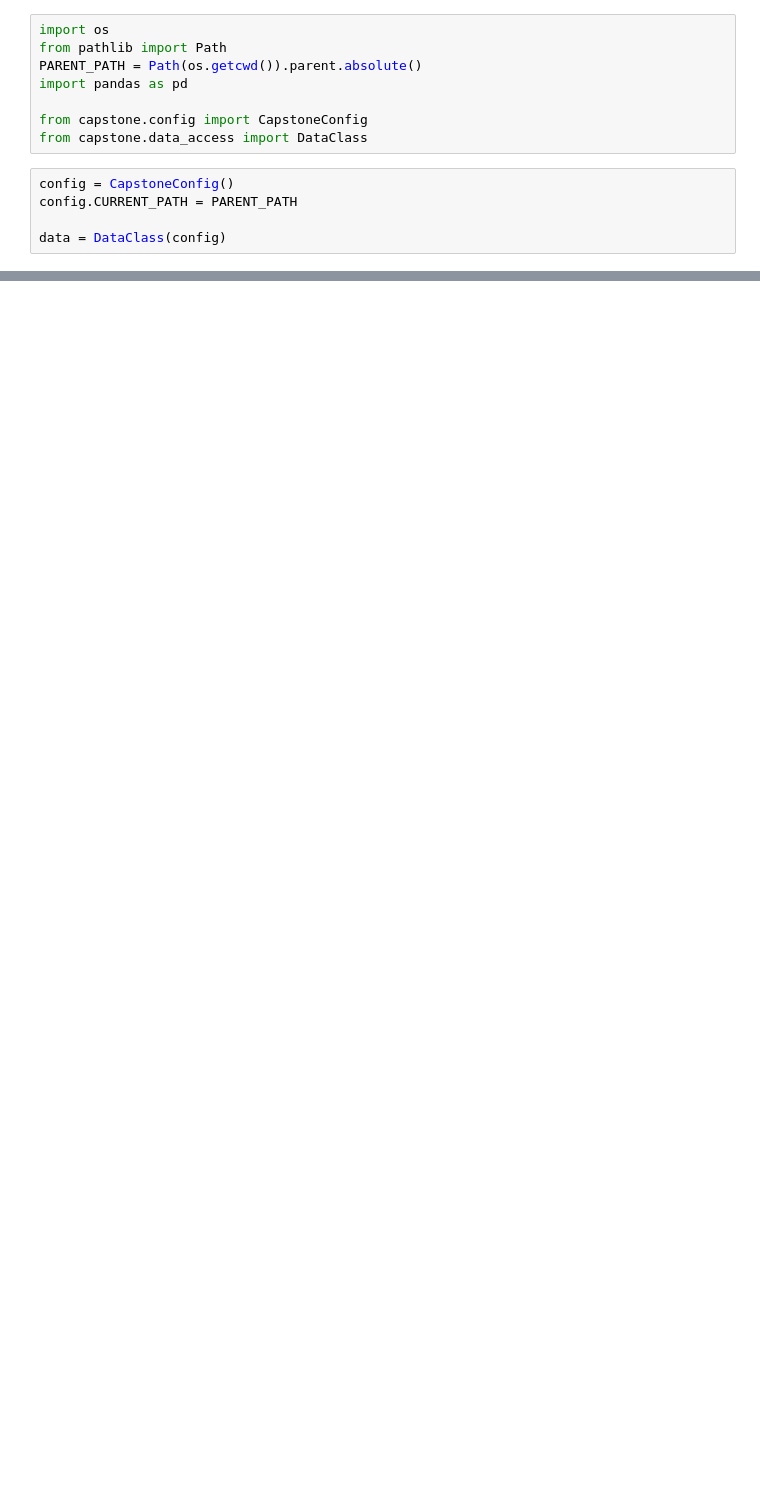
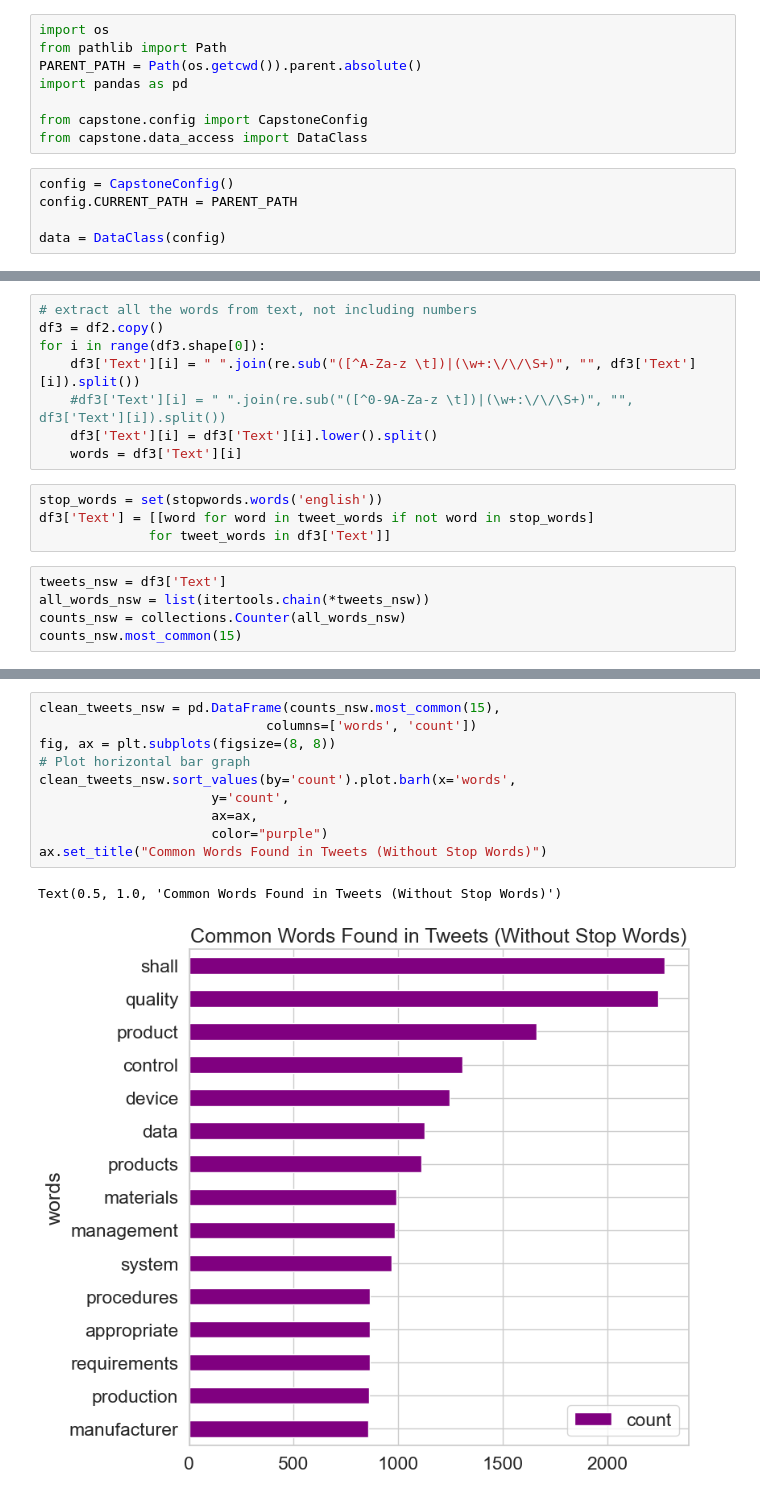
Before and after one commit to vishu-tyagi/JNJ-Capstone-Project, a Jupyter notebook: notebooks/eda.ipynb, the cells around one changed output, grey strips where cells are left out. Cells and saved outputs as stored; diff of their text form; blank space fills up the shorter version.

```diff
--- a/notebooks/eda.ipynb
+++ b/notebooks/eda.ipynb
@@ -32,0 +111,17 @@ df
+# %%
+# extract all the words from text, not including numbers
+df3 = df2.copy()
+for i in range(df3.shape[0]):
+    df3['Text'][i] = " ".join(re.sub("([^A-Za-z \t])|(\w+:\/\/\S+)", "", df3['Text'][i]).split())
+    #df3['Text'][i] = " ".join(re.sub("([^0-9A-Za-z \t])|(\w+:\/\/\S+)", "", df3['Text'][i]).split())
+    df3['Text'][i] = df3['Text'][i].lower().split()
+    words = df3['Text'][i]
+# %%
+stop_words = set(stopwords.words('english'))
+df3['Text'] = [[word for word in tweet_words if not word in stop_words]
+              for tweet_words in df3['Text']]
+# %%
+tweets_nsw = df3['Text']
+all_words_nsw = list(itertools.chain(*tweets_nsw))
+counts_nsw = collections.Counter(all_words_nsw)
+counts_nsw.most_common(15)
@@ -32,0 +144,13 @@ df
+# %%
+clean_tweets_nsw = pd.DataFrame(counts_nsw.most_common(15),
+                             columns=['words', 'count'])
+fig, ax = plt.subplots(figsize=(8, 8))
+# Plot horizontal bar graph
+clean_tweets_nsw.sort_values(by='count').plot.barh(x='words',
+                      y='count',
+                      ax=ax,
+                      color="purple")
+ax.set_title("Common Words Found in Tweets (Without Stop Words)")
+# %% [output]
+Text(0.5, 1.0, 'Common Words Found in Tweets (Without Stop Words)')
+[figure, added]
```
Also changed, not shown: parts of 25 cells of this notebook.
